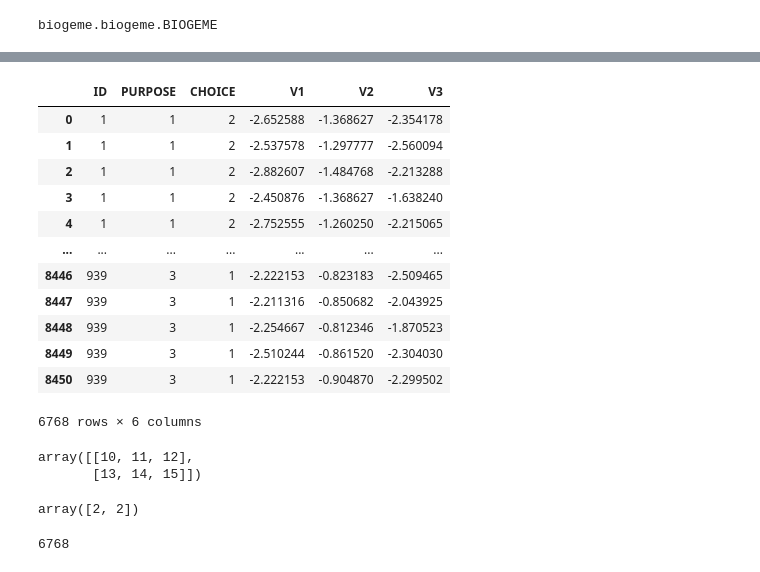
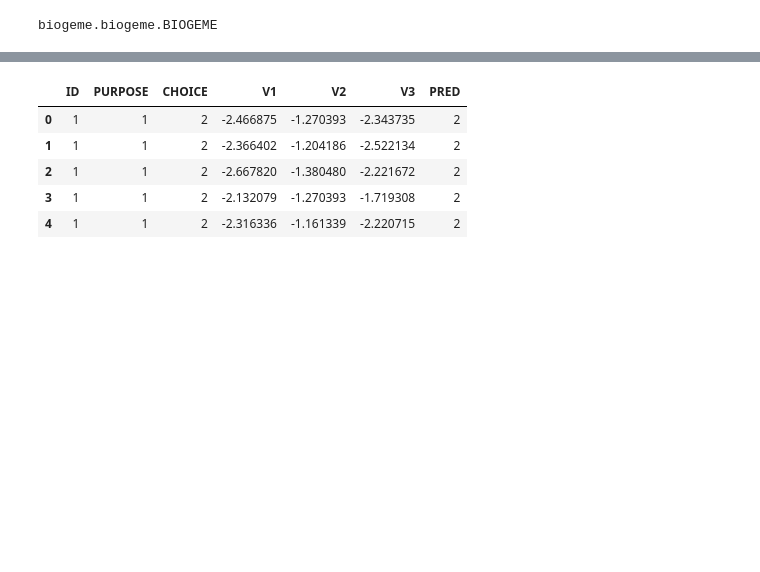
Before and after one commit to danhphan/discrete-choice-intro, a Jupyter notebook: notebooks/01_logit_swissmetro.ipynb, the cells around one changed output, grey strips where cells are left out. Cells and saved outputs as stored; diff of their text form; code cells hidden in the pictures; blank space fills up the shorter version.

```diff
--- a/notebooks/01_logit_swissmetro.ipynb
+++ b/notebooks/01_logit_swissmetro.ipynb
@@ -119,3 +114,0 @@ _bioLogLogit(1:((ASC_TRAIN(0) + (B_TIME(0) * (TRAIN_TT / `100.0`))) + (B_COST(0)
-# %%
-biogeme.loadSavedIteration()
-biogeme.loglike
@@ -124,5 +115,5 @@ _bioLogLogit(1:((ASC_TRAIN(-0.7011473794405245) + (B_TIME(-1.2778854818542016) *
 # %%
-results = biogeme.estimate(saveIterations=True)
+results = biogeme.estimate()
 # %%
 results.getEstimatedParameters()
 # %% [output]
@@ -216,3 +163,12 @@ log(_bioLogLogit(1:((ASC_TRAIN(-0.7011473794405245) + (B_TIME(-1.277885481854201
+# %%
+params = results.getBetaValues()
+# V1 = (params["ASC_TRAIN"] + params["B_TIME"] * TRAIN_TT_SCALED + params["B_COST"] * TRAIN_CO_SCALED)
+# V2 = (0 + params["B_TIME"] * SM_TT_SCALED +  params["B_COST"] * SM_CO_SCALED)
+# V3 = (params["ASC_CAR"] + params["B_TIME"] * CAR_TT_SCALED + params["B_COST"] * CAR_CO_SCALED)
+
+V1 = (params["ASC_TRAIN"] + params["B_TIME"] * TRAIN_TT_SCALED + params["B_COST_TRAIN"] * TRAIN_CO_SCALED)
+V2 = (0 + params["B_TIME"] * SM_TT_SCALED +  params["B_COST_SM"] * SM_CO_SCALED)
+V3 = (params["ASC_CAR"] + params["B_TIME"] * CAR_TT_SCALED + params["B_COST_CAR"] * CAR_CO_SCALED)
 # %%
 V1
 # %% [output]
@@ -262,33 +192,11 @@ Index(['GROUP', 'SURVEY', 'SP', 'ID', 'PURPOSE', 'FIRST', 'TICKET', 'WHO',
 # %%
-cols = ['ID', 'PURPOSE', 'CHOICE', 'V1', 'V2', 'V3']
+cols = ['ID', 'PURPOSE', 'CHOICE', 'V1', 'V2', 'V3', 'PRED']
 # %%
-df[cols]
+df[cols].head()
 # %% [output]
-|  | ID | PURPOSE | CHOICE | V1 | V2 | V3 |
-| 0 | 1 | 1 | 2 | -2.652588 | -1.368627 | -2.354178 |
-| 1 | 1 | 1 | 2 | -2.537578 | -1.297777 | -2.560094 |
-| 2 | 1 | 1 | 2 | -2.882607 | -1.484768 | -2.213288 |
-| 3 | 1 | 1 | 2 | -2.450876 | -1.368627 | -1.638240 |
-| 4 | 1 | 1 | 2 | -2.752555 | -1.260250 | -2.215065 |
-| ... | ... | ... | ... | ... | ... | ... |
-| 8446 | 939 | 3 | 1 | -2.222153 | -0.823183 | -2.509465 |
-| 8447 | 939 | 3 | 1 | -2.211316 | -0.850682 | -2.043925 |
-| 8448 | 939 | 3 | 1 | -2.254667 | -0.812346 | -1.870523 |
-| 8449 | 939 | 3 | 1 | -2.510244 | -0.861520 | -2.304030 |
-| 8450 | 939 | 3 | 1 | -2.222153 | -0.904870 | -2.299502 |
+|  | ID | PURPOSE | CHOICE | V1 | V2 | V3 | PRED |
+| 0 | 1 | 1 | 2 | -2.466875 | -1.270393 | -2.343735 | 2 |
+| 1 | 1 | 1 | 2 | -2.366402 | -1.204186 | -2.522134 | 2 |
+| 2 | 1 | 1 | 2 | -2.667820 | -1.380480 | -2.221672 | 2 |
+| 3 | 1 | 1 | 2 | -2.132079 | -1.270393 | -1.719308 | 2 |
+| 4 | 1 | 1 | 2 | -2.316336 | -1.161339 | -2.220715 | 2 |
-6768 rows × 6 columns
-# %%
-import numpy as np
-a = np.arange(6).reshape(2,3) + 10
-a
-# %% [output]
-array([[10, 11, 12],
-       [13, 14, 15]])
-# %%
-np.argmax(a, axis=1)
-# %% [output]
-array([2, 2])
-# %%
-len(np.argmax(df[["V1","V2","V3"]].values, axis=1))
-# %% [output]
-6768
```
Also changed, not shown: parts of 53 cells of this notebook.
